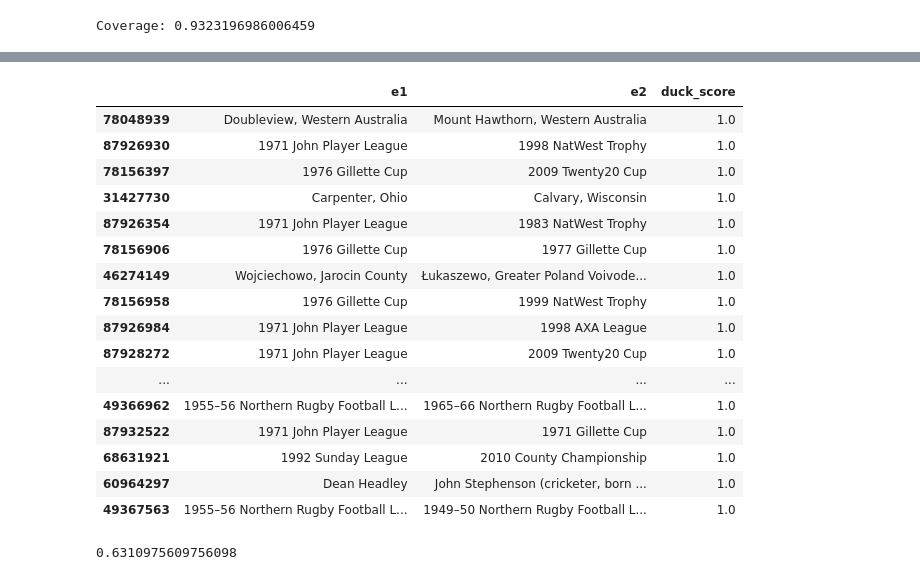
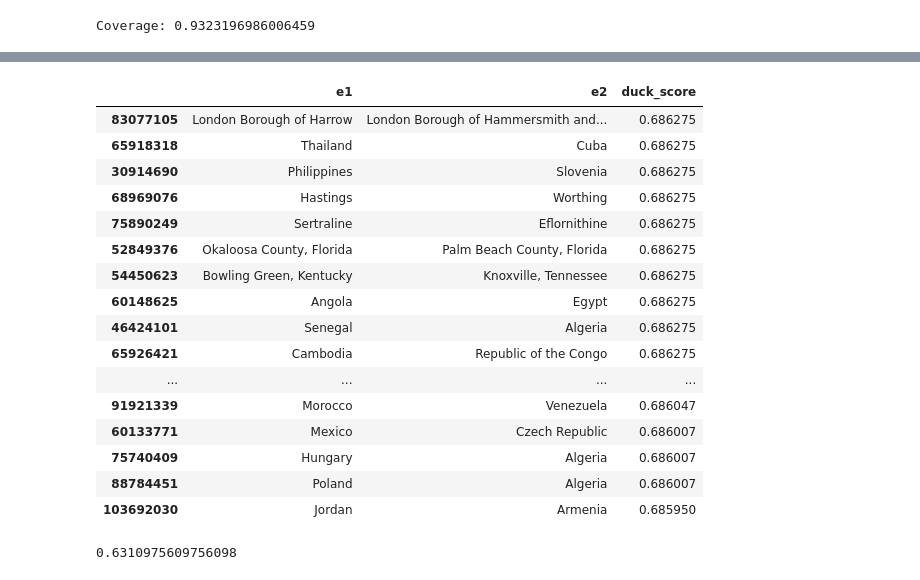
Before and after one commit to facebookresearch/BELA, a Jupyter notebook: bela/duck/duck_data/duck_jaccard_analysis.ipynb, the cells around one changed output, grey strips where cells are left out. Cells and saved outputs as stored; diff of their text form; code cells hidden in the pictures.

```diff
--- a/bela/duck/duck_data/duck_jaccard_analysis.ipynb
+++ b/bela/duck/duck_data/duck_jaccard_analysis.ipynb
@@ -235,23 +237,23 @@ plt.show()
 # %%
-df.head(50).tail(50)
+df.head(100000).tail(50)
 # %% [output]
 |  | e1 | e2 | duck_score |
-| 78048939 | Doubleview, Western Australia | Mount Hawthorn, Western Australia | 1.0 |
-| 87926930 | 1971 John Player League | 1998 NatWest Trophy | 1.0 |
-| 78156397 | 1976 Gillette Cup | 2009 Twenty20 Cup | 1.0 |
-| 31427730 | Carpenter, Ohio | Calvary, Wisconsin | 1.0 |
-| 87926354 | 1971 John Player League | 1983 NatWest Trophy | 1.0 |
-| 78156906 | 1976 Gillette Cup | 1977 Gillette Cup | 1.0 |
-| 46274149 | Wojciechowo, Jarocin County | Łukaszewo, Greater Poland Voivode... | 1.0 |
-| 78156958 | 1976 Gillette Cup | 1999 NatWest Trophy | 1.0 |
-| 87926984 | 1971 John Player League | 1998 AXA League | 1.0 |
-| 87928272 | 1971 John Player League | 2009 Twenty20 Cup | 1.0 |
+| 83077105 | London Borough of Harrow | London Borough of Hammersmith and... | 0.686275 |
+| 65918318 | Thailand | Cuba | 0.686275 |
+| 30914690 | Philippines | Slovenia | 0.686275 |
+| 68969076 | Hastings | Worthing | 0.686275 |
+| 75890249 | Sertraline | Eflornithine | 0.686275 |
+| 52849376 | Okaloosa County, Florida | Palm Beach County, Florida | 0.686275 |
+| 54450623 | Bowling Green, Kentucky | Knoxville, Tennessee | 0.686275 |
+| 60148625 | Angola | Egypt | 0.686275 |
+| 46424101 | Senegal | Algeria | 0.686275 |
+| 65926421 | Cambodia | Republic of the Congo | 0.686275 |
 | ... | ... | ... | ... |
-| 49366962 | 1955–56 Northern Rugby Football L... | 1965–66 Northern Rugby Football L... | 1.0 |
-| 87932522 | 1971 John Player League | 1971 Gillette Cup | 1.0 |
-| 68631921 | 1992 Sunday League | 2010 County Championship | 1.0 |
-| 60964297 | Dean Headley | John Stephenson (cricketer, born ... | 1.0 |
-| 49367563 | 1955–56 Northern Rugby Football L... | 1949–50 Northern Rugby Football L... | 1.0 |
+| 91921339 | Morocco | Venezuela | 0.686047 |
+| 60133771 | Mexico | Czech Republic | 0.686007 |
+| 75740409 | Hungary | Algeria | 0.686007 |
+| 88784451 | Poland | Algeria | 0.686007 |
+| 103692030 | Jordan | Armenia | 0.685950 |
 # %%
 duck_similarity('United Kingdom', 'Italy')
 # %% [output]
```
Also changed, not shown: parts of 1 cell of this notebook, 3 other files.
